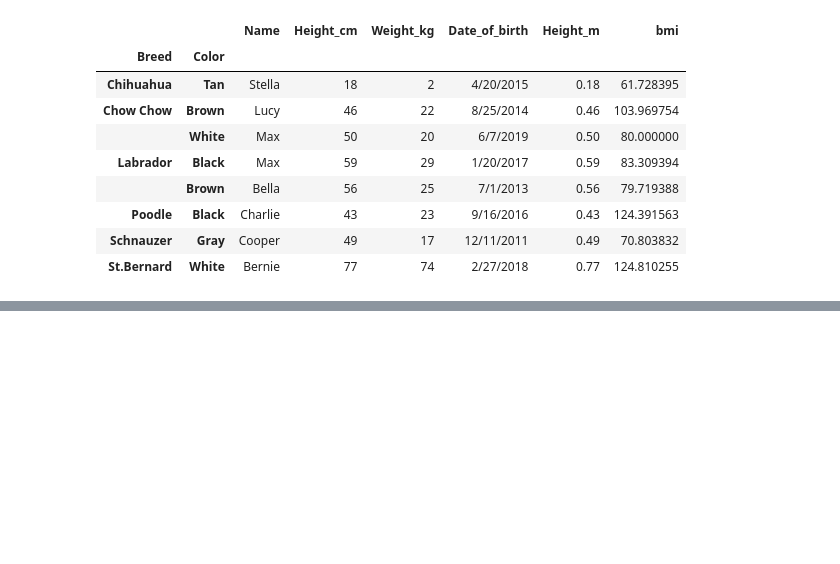
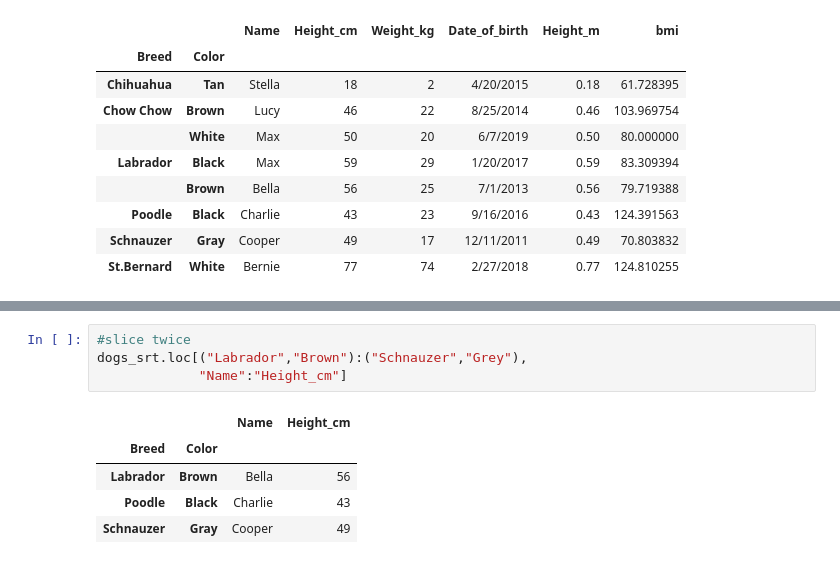
Before and after one commit to Syeda-Eman/40-days-of-Python, a Jupyter notebook: Day_22.ipynb, the cells around one changed output, grey strips where cells are left out. Drawn from its saved outputs; the diff is of its cells as text; blank space fills up the shorter version.

```diff
--- a/Day_22.ipynb
+++ b/Day_22.ipynb
@@ -946,0 +970,10 @@ dogs_srt
+# %%
+#slice twice
+dogs_srt.loc[("Labrador","Brown"):("Schnauzer","Grey"),
+             "Name":"Height_cm"]
+# %% [output]
+|  |  | Name | Height_cm |
+| Breed | Color |  |  |
+| Labrador | Brown | Bella | 56 |
+| Poodle | Black | Charlie | 43 |
+| Schnauzer | Gray | Cooper | 49 |
```
Also changed, not shown: parts of 6 cells of this notebook.
